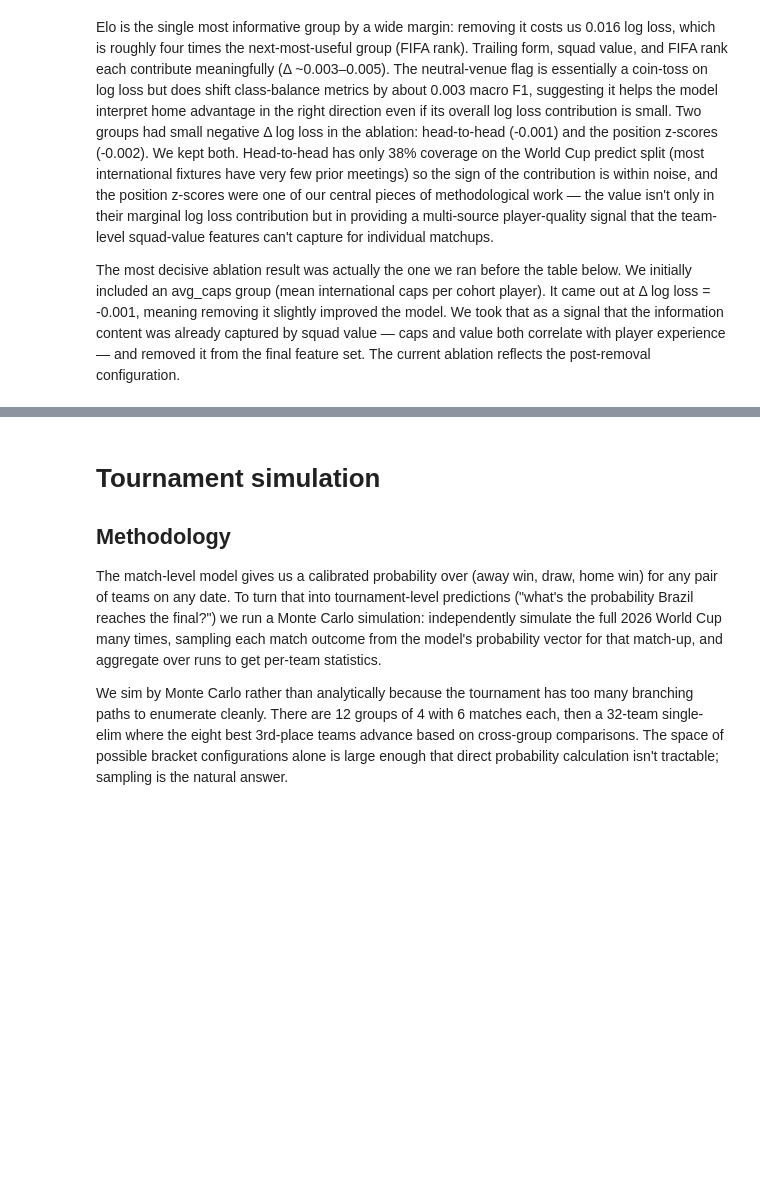
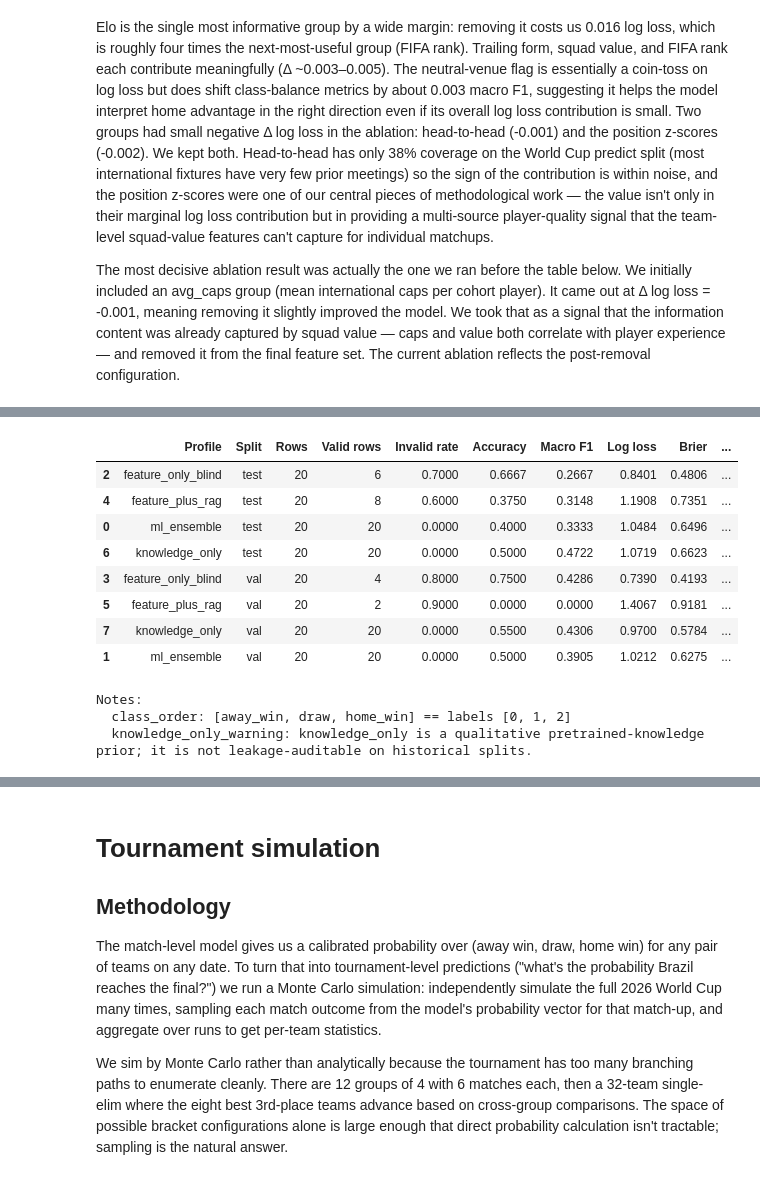
Before and after one commit to jlocala1/WorldCupPredictor, a Jupyter notebook: notebooks/main.ipynb, the cells around one changed output, grey strips where cells are left out. Drawn from its saved outputs; the diff is of its cells as text; code cells hidden in the pictures; blank space fills up the shorter version.

```diff
--- a/notebooks/main.ipynb
+++ b/notebooks/main.ipynb
@@ -343,0 +352,55 @@ display(Image(os.path.join(DATA_PROC, "ablation.png")))
+# %%
+# LLM baseline pilot summary.
+# These files are produced by src/llm_baselines.py and are intentionally kept
+# outside git under models/.
+import json
+import os
+import numpy as np
+import pandas as pd
+
+llm_summary_path = os.path.join(MODELS_DIR, "llm_eval_summary.json")
+with open(llm_summary_path, "r", encoding="utf-8") as f:
+    llm_summary = json.load(f)
+
+rows = []
+for profile, split_dict in llm_summary.get("profiles", {}).items():
+    for split, metrics in split_dict.items():
+        invalid_rate = metrics.get("invalid_response_rate")
+        rows.append({
+            "Profile": profile,
+            "Split": split,
+            "Rows": metrics.get("n_rows"),
+            "Valid rows": metrics.get("n_valid"),
+            "Invalid rate": invalid_rate,
+            "Accuracy": metrics.get("accuracy"),
+            "Macro F1": metrics.get("macro_f1"),
+            "Log loss": metrics.get("log_loss"),
+            "Brier": metrics.get("brier"),
+            "Report status": "scored" if invalid_rate is not None and invalid_rate <= 0.05 else "pilot / unreliable",
+        })
+
+llm_metrics = pd.DataFrame(rows).sort_values(["Split", "Report status", "Log loss"], na_position="last")
+
+fmt_cols = ["Invalid rate", "Accuracy", "Macro F1", "Log loss", "Brier"]
+llm_metrics_display = llm_metrics.copy()
+for col in fmt_cols:
+    llm_metrics_display[col] = llm_metrics_display[col].map(lambda x: "" if pd.isna(x) else f"{x:.4f}")
+
+display(llm_metrics_display)
+print("Notes:")
+for k, v in llm_summary.get("notes", {}).items():
+    if v:
+        print(f"  {k}: {v}")
+# %% [output]
+|  | Profile | Split | Rows | Valid rows | Invalid rate | Accuracy | Macro F1 | Log loss | Brier | ... |
+| 2 | feature_only_blind | test | 20 | 6 | 0.7000 | 0.6667 | 0.2667 | 0.8401 | 0.4806 | ... |
+| 4 | feature_plus_rag | test | 20 | 8 | 0.6000 | 0.3750 | 0.3148 | 1.1908 | 0.7351 | ... |
+| 0 | ml_ensemble | test | 20 | 20 | 0.0000 | 0.4000 | 0.3333 | 1.0484 | 0.6496 | ... |
+| 6 | knowledge_only | test | 20 | 20 | 0.0000 | 0.5000 | 0.4722 | 1.0719 | 0.6623 | ... |
+| 3 | feature_only_blind | val | 20 | 4 | 0.8000 | 0.7500 | 0.4286 | 0.7390 | 0.4193 | ... |
+| 5 | feature_plus_rag | val | 20 | 2 | 0.9000 | 0.0000 | 0.0000 | 1.4067 | 0.9181 | ... |
+| 7 | knowledge_only | val | 20 | 20 | 0.0000 | 0.5500 | 0.4306 | 0.9700 | 0.5784 | ... |
+| 1 | ml_ensemble | val | 20 | 20 | 0.0000 | 0.5000 | 0.3905 | 1.0212 | 0.6275 | ... |
+Notes:
+  class_order: [away_win, draw, home_win] == labels [0, 1, 2]
+  knowledge_only_warning: knowledge_only is a qualitative pretrained-knowledge prior; it is not leakage-auditable on historical splits.
```
Also changed, not shown: parts of 13 cells of this notebook, 2 other files.
